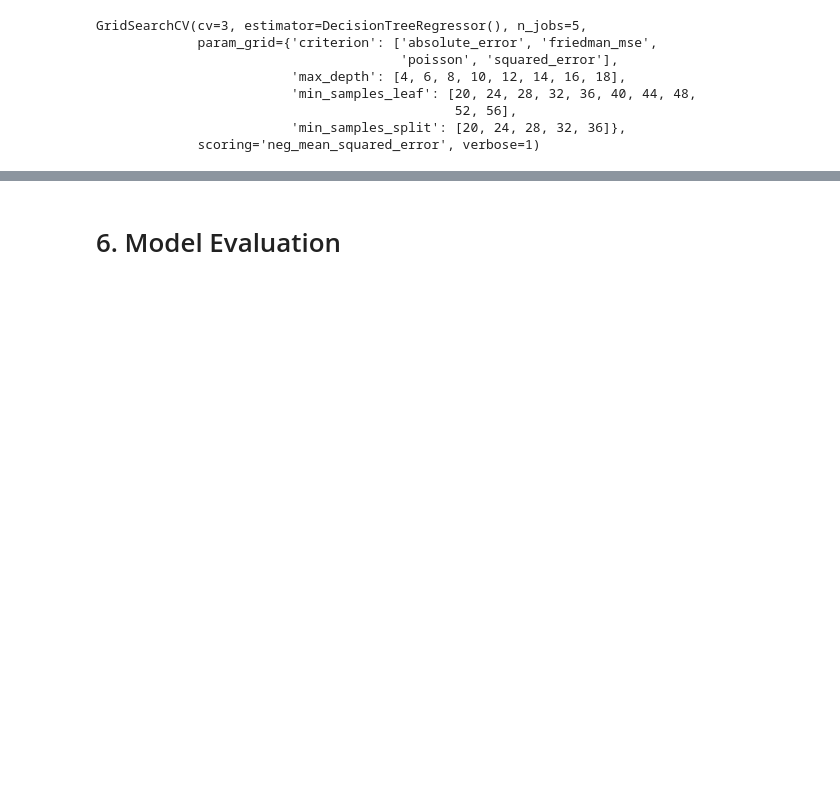
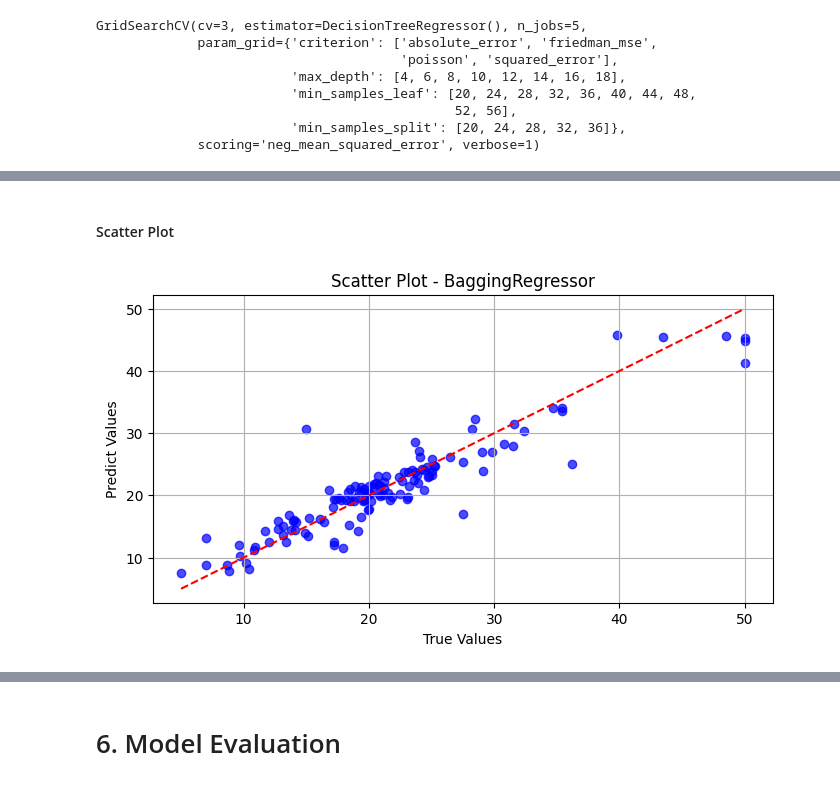
Before and after one commit to haroldeustaquio/Machine-Learning, a Jupyter notebook: Trees_and_Ensemble/Regression/Housing-Price-Prediction/testing.ipynb, the cells around one changed output, grey strips where cells are left out. Drawn from its saved outputs; the diff is of its cells as text; code cells hidden in the pictures; blank space fills up the shorter version.

```diff
--- a/Trees_and_Ensemble/Regression/Housing-Price-Prediction/testing.ipynb
+++ b/Trees_and_Ensemble/Regression/Housing-Price-Prediction/testing.ipynb
@@ -125,0 +176,14 @@ metrics('DecisionTreeRegressor with GridSearch', y_test, predictions_2)
+# %%
+from sklearn.ensemble import BaggingRegressor
+
+br = BaggingRegressor(DecisionTreeRegressor(max_depth=15,criterion='absolute_error'),n_estimators=150,bootstrap=True)
+
+br.fit(x_train, y_train)
+predictions_4 = br.predict(x_test)
+metrics('Bagging Regresor', y_test, predictions_4)
+# %% [markdown]
+#### Scatter Plot
+# %%
+scatter_plot(y_test, predictions_4, br)
+# %% [output]
+[figure, added]
```
Also changed, not shown: parts of 40 cells of this notebook.
